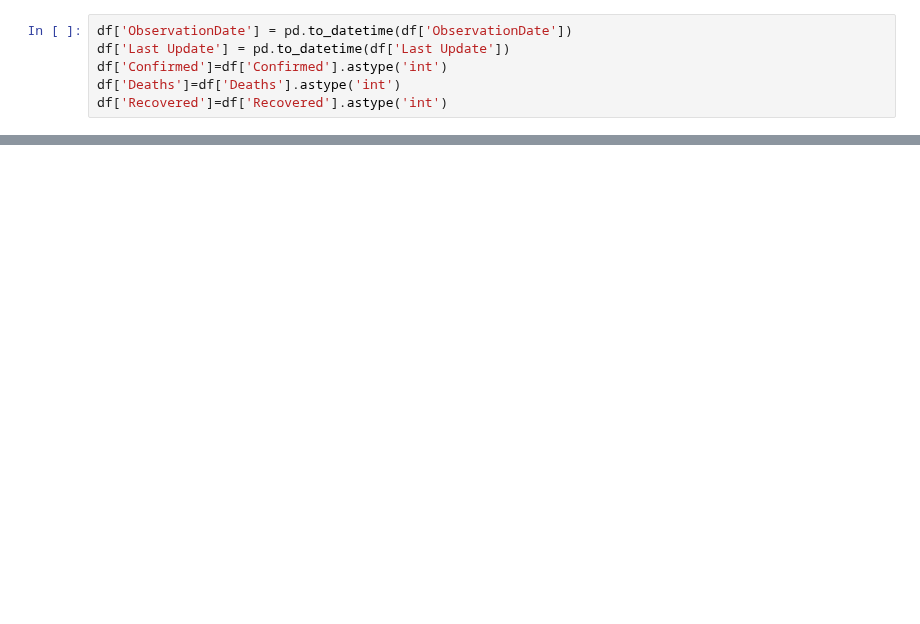
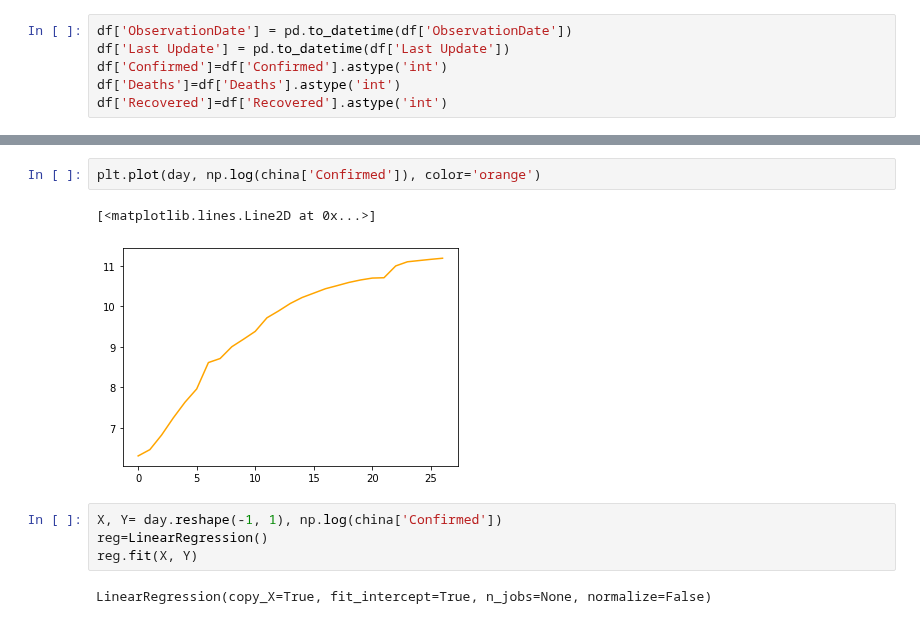
Before and after one commit to firefistKunal/DataScienceN00b, a Jupyter notebook: track_covid-19/china.ipynb, the cells around one changed output, grey strips where cells are left out. Saved outputs shown, nothing was run; the diff lists cells and outputs as text; blank space fills up the shorter version.

```diff
--- a/track_covid-19/china.ipynb
+++ b/track_covid-19/china.ipynb
@@ -96,0 +125,11 @@ plt.plot(china['Confirmed'], china['new cases'])
+# %%
+plt.plot(day, np.log(china['Confirmed']), color='orange')
+# %% [output]
+[<matplotlib.lines.Line2D at 0x...>]
+[figure, added]
+# %%
+X, Y= day.reshape(-1, 1), np.log(china['Confirmed'])
+reg=LinearRegression()
+reg.fit(X, Y)
+# %% [output]
+LinearRegression(copy_X=True, fit_intercept=True, n_jobs=None, normalize=False)
```
Also changed, not shown: parts of 16 cells of this notebook, 2 other files.
